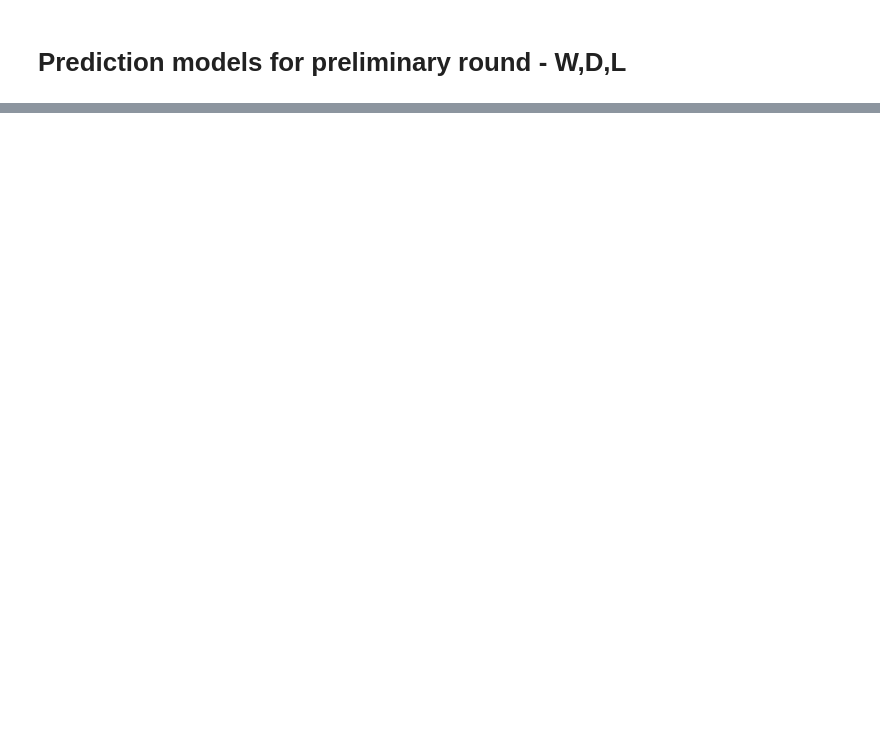
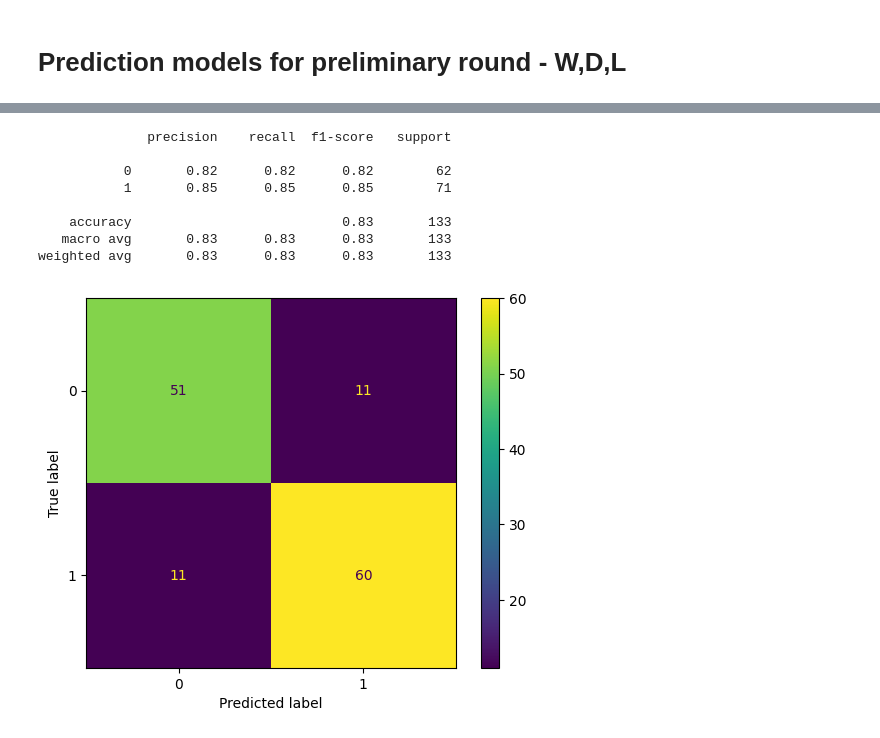
Before and after one commit to jmclement/road_to_qatar_2022, a Jupyter notebook: notebooks/Sample Model notebook.ipynb, the cells around one changed output, grey strips where cells are left out. Drawn from its saved outputs; the diff is of its cells as text; code cells hidden in the pictures; blank space fills up the shorter version.

```diff
--- a/notebooks/Sample Model notebook.ipynb
+++ b/notebooks/Sample Model notebook.ipynb
@@ -197,4 +220,4 @@ final_df.columns
 # %%
-final_df =final_df.drop(['date','win_conditions','home_team_previous_points','away_team_points'], axis=1)
+final_df =final_df.drop(['date','win_conditions','home_team_previous_points','away_team_previous_points'], axis=1)
 # %%
 final_df.tail()
@@ -325,8 +551,13 @@ ConfusionMatrixDisplay.from_predictions(y_hold_test,y_pred);
 # %%
-#Building pipeline for knockout round
-pipe_X = pipe_knock_df.drop('home_team_result',axis=1)
-pipe_y = pipe_knock_df['home_team_result']
-column_trans = make_column_transformer(
-    (OneHotEncoder(),['home_team', 'away_team']),remainder='passthrough')
-pipe_knock = make_pipeline(column_trans,StandardScaler(with_mean=False),RandomForestClassifier())
-pipe_knock.fit(pipe_X,pipe_y)
+#random classifier on knockout round
+metrics_display(RandomForestClassifier())
+# %% [output]
+              precision    recall  f1-score   support
+
+           0       0.82      0.82      0.82        62
+           1       0.85      0.85      0.85        71
+
+    accuracy                           0.83       133
+   macro avg       0.83      0.83      0.83       133
+weighted avg       0.83      0.83      0.83       133
+[figure, added]
```
Also changed, not shown: parts of 37 cells of this notebook.
